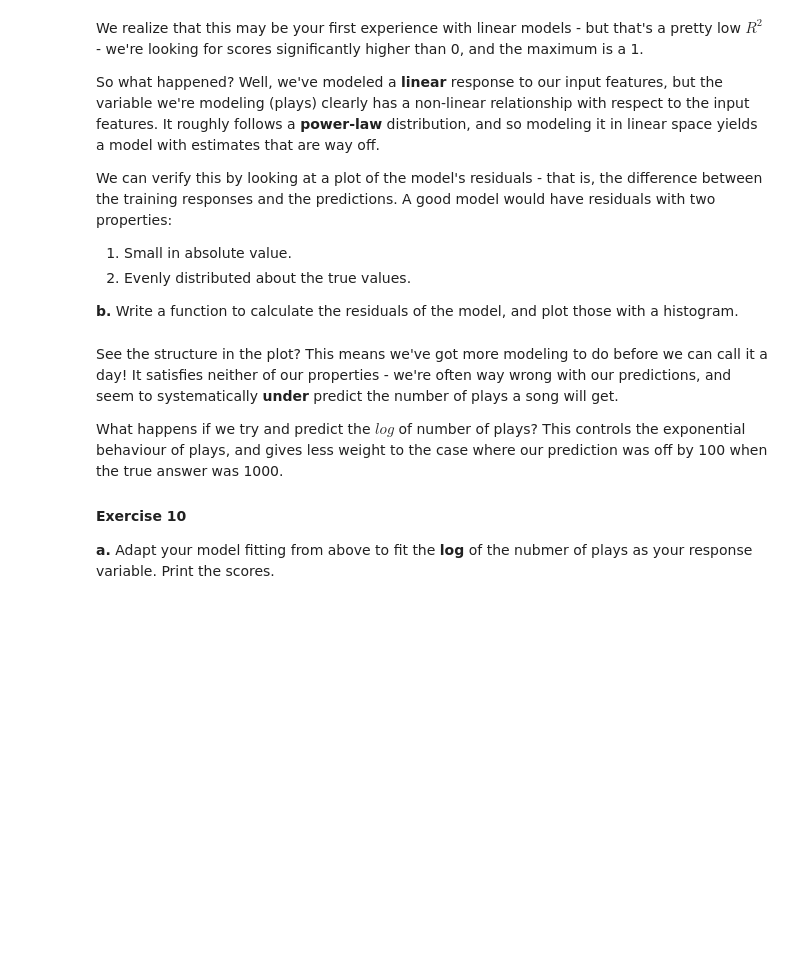
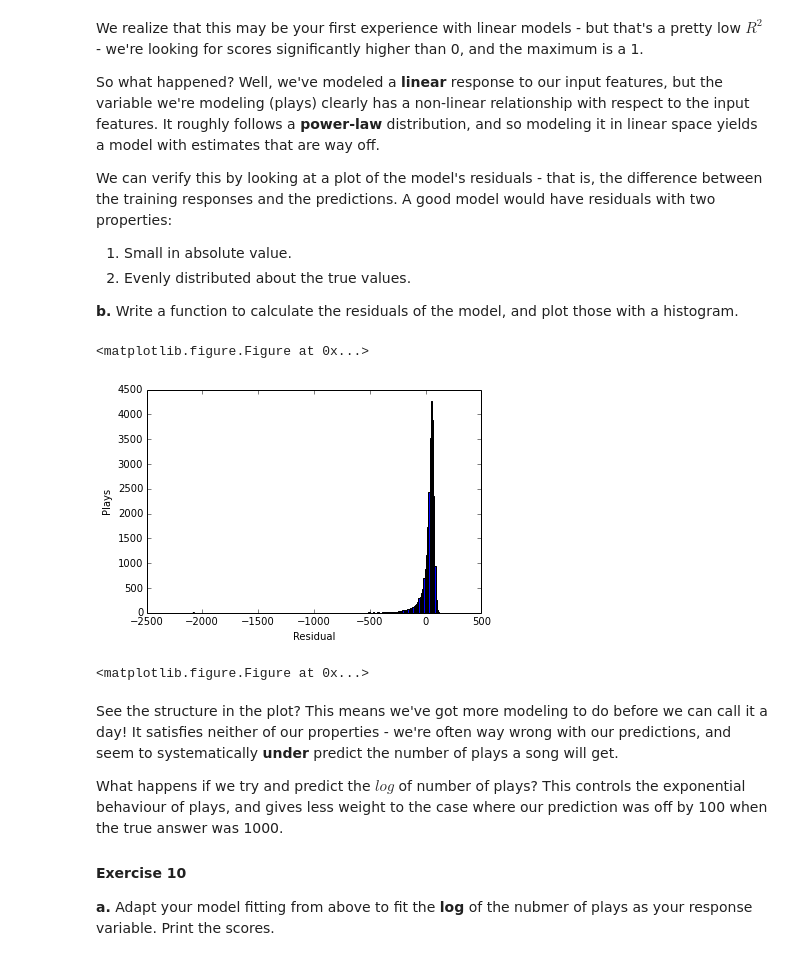
Before and after one commit to tristantao/cs194, a Jupyter notebook: hw2/HW2.ipynb, the cells around one changed output. Cells and saved outputs as stored; diff of their text form; code cells hidden in the pictures; blank space fills up the shorter version.

```diff
--- a/hw2/HW2.ipynb
+++ b/hw2/HW2.ipynb
@@ -559,17 +665,20 @@ Do you notice anything about the data in this view? What about the relationship
 2. A data frame that contains only the response column.
 # %%
 def basic_prep(data, col):
-    #TODO - make a copy of the original dataset but with the categorical variables removed! *Cluster* should be thought of as a
-    #categorical variable and should be removed! Make use of pandas ".drop" function.
-
-    #TODO - impute missing values with the mean of those columns, use pandas ".fillna" function to accomplish this.
-
-    pass
+    clean_features = data._get_numeric_data()
+    clean_features = clean_features.drop('cluster', axis=1)
+    clean_features = clean_features.drop(col, axis=1)
+    clean_features = clean_features.fillna(clean_features.mean())
+    response_col = data[list([col])]
+    response_col = response_col.fillna(response_col.mean())
+    return clean_features, response_col
 
 #This will create two new data frames, one that contains training data - in this case all the numeric columns,
 #and one that contains response data - in this case, the "plays" column.
 train_basic_features, train_basic_response = basic_prep(train, 'plays')
 validation_basic_features, validation_basic_response = basic_prep(validation, 'plays')
+#train_basic_features.head()
+#validation_basic_features.head()
 # %% [markdown]
 Now, we're going to train a linear regression model. This is likely the most widely used model for fitting data out there today - you've probably seen it before, maybe even used it in Excel. The goal of linear modeling, is to fit a **linear equation** that maps a set of **input features** to a numerical **response**. This equation is called a **model**, and can be used to make predictions about the response of similar input features. For example, imagine we have a dataset of electricity prices ($p$) and outdoor temperature ($t$), and we want to predict, given temperature, what electricity price will be. A simple way to model this is with an equation that looks something like $p = basePrice + factor*t$. When we **fit** a model, we are estimating the parameters ($basePrice$ and $factor$) that best fit our data. This is a very simple linear model, but you can easily imagine extending this to situations where you need to estimate several parameters.
 
@@ -590,22 +699,20 @@ The score we'll be judging the models on is called $R^2$, which is a measure of
 from sklearn import linear_model
 
 def fit_model(X, y):
+    model = linear_model.LinearRegression()
+    model.fit(X, y)
+    return model
     #TODO - Write a function that fits a linear model to a dataset given a column of values to predict.
-    pass
 
 def score_model(model, X, y, Xv, yv):
-    #TODO - Write a function that returns scores of a model given its training
-    #features and response and validation features and response.
-    #The output should be a tuple of two model scores.
-    pass
+    return tuple([model.score(X, y), model.score(Xv, yv)])
 
 def fit_model_and_score(data, response, validation, val_response):
+    model = fit_model(data, response)
+    return score_model(model, data, response, validation, val_response)
     #TODO - Given a training dataset, a validation dataset, and the name of a column to predict,
     #Using the model's ".score()" method, return the model score on the training data *and* the validation data
     #as a tuple of two doubles.
-    pass
-    #END TODO
 
 print fit_model_and_score(train_basic_features, train_basic_response, validation_basic_features, validation_basic_response)
-
 model = fit_model(train_basic_features, train_basic_response)
@@ -622,10 +731,21 @@ We can verify this by looking at a plot of the model's residuals - that is, the
 **b.** Write a function to calculate the residuals of the model, and plot those with a histogram.
 # %%
 def residuals(features, y, model):
+    return model.predict(features) - y
     #TODO - Write a function that calculates model residuals given input features, ground truth, and the model.
-    pass
 
-#TODO - Plot the histogram of the residuals of your current model.
+model_resid = residuals(validation_basic_features, validation_basic_response, model)
+
+#print model_resid.head()
+
+pylab.xlabel("Residual")
+pylab.ylabel("Plays")
+n, bins, patches = pylab.hist(model_resid.values, bins=200, label='residual hist')
+pylab.figure()
+# %% [output]
+<matplotlib.figure.Figure at 0x...>
+[figure, added]
+<matplotlib.figure.Figure at 0x...>
 # %% [markdown]
 See the structure in the plot? This means we've got more modeling to do before we can call it a day! It satisfies neither of our properties - we're often way wrong with our predictions, and seem to systematically **under** predict the number of plays a song will get.
 
```
Also changed, not shown: parts of 41 cells of this notebook.
